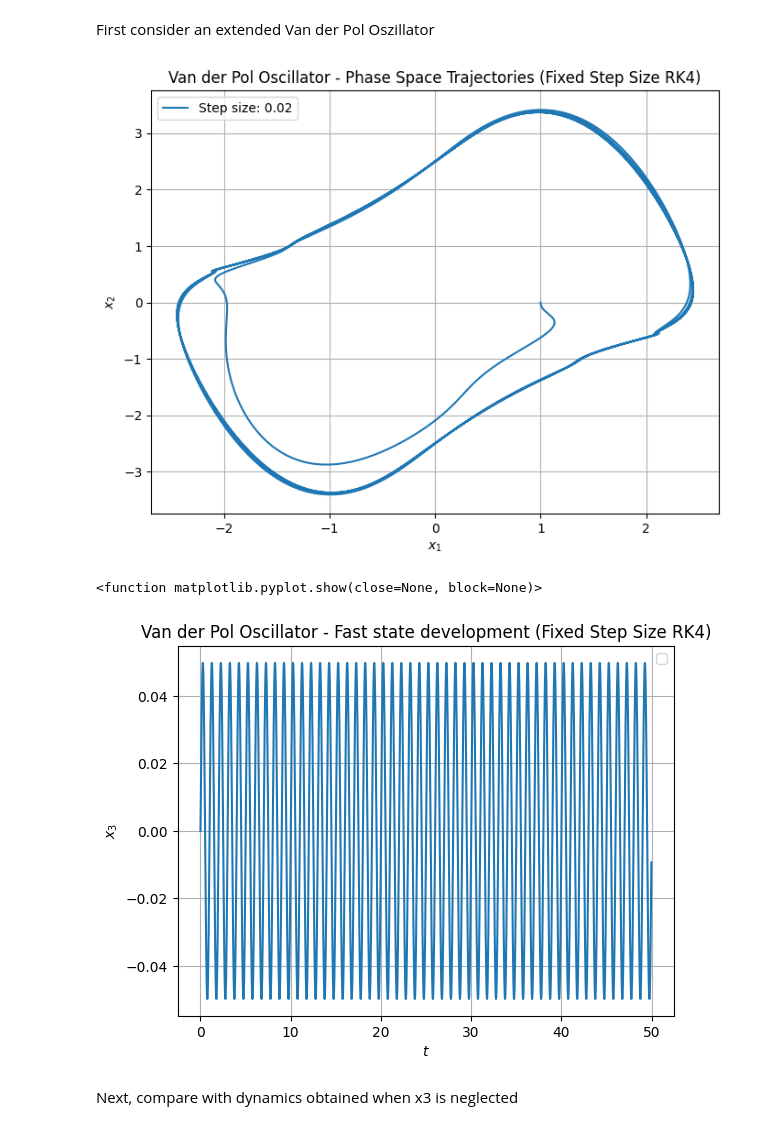
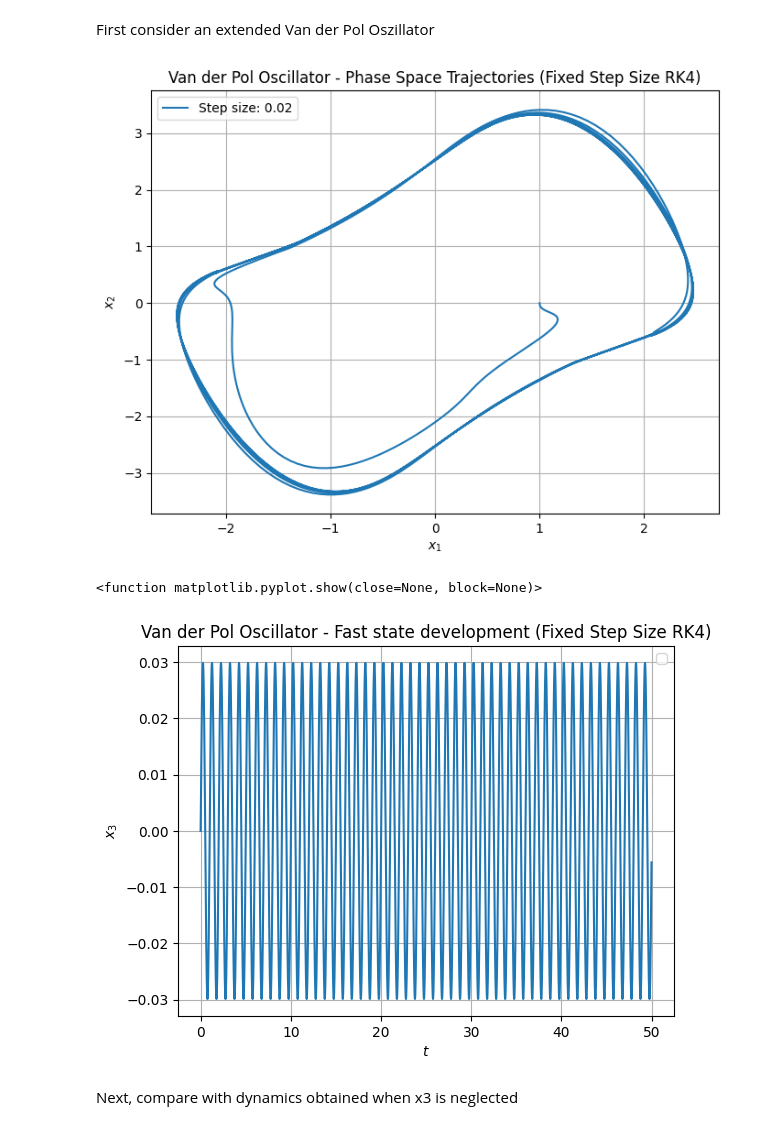
Before and after one commit to l-m-schroth/multi_fidelity_MPC_slow_fast, a Jupyter notebook: Van_der_pol_toy_problem.ipynb, the cells around one changed output. Drawn from its saved outputs; the diff is of its cells as text; code cells hidden in the pictures.

```diff
--- a/Van_der_pol_toy_problem.ipynb
+++ b/Van_der_pol_toy_problem.ipynb
@@ -7,11 +7,11 @@ import matplotlib.pyplot as plt
 # Define system parameters
 mu = 1.0
 epsilon_1, epsilon_2, epsilon_3, epsilon_4 = 10, 0.3, 5, 0.01
-d1, d2, d3 = 0.2, 0.1, 5
+d1, d2, d3 = 1.6, 1.6, 10
 
 # Define periodic control input u
-def control_input(t):
-    return np.sin(2 * np.pi * t), np.sin(2 * np.pi * t) # Example: sinusoidal input
+def control_input(t, scale=0.3):
+    return scale*np.sin(2 * np.pi * t), scale*np.sin(2 * np.pi * t) # Example: sinusoidal input
 
 # Define the modified Van der Pol oscillator
 def van_der_pol(t, X):
@@ -49,35 +49,35 @@ step_size = 0.02  # Decreasing step sizes, RUKU fails for 0.03
 
 plt.figure(figsize=(8, 6))
 
 # Solve the ODE using RK4 with a fixed step size
 t_vals, X_vals = rk4_integrate(van_der_pol, X0, t_span, step_size)
 
 # Extract solutions
 x1, x2, x3 = X_vals[:, 0], X_vals[:, 1],  X_vals[:, 2]
 
 # Plot trajectories
 plt.plot(x1, x2, label=f"Step size: {step_size}")
 
 # Plot settings
 plt.xlabel("$x_1$")
 plt.ylabel("$x_2$")
 plt.title("Van der Pol Oscillator - Phase Space Trajectories (Fixed Step Size RK4)")
 plt.legend()
 plt.grid()
 plt.show()
 
 # Plot the the fast state over time
 plt.plot(t_vals, x3)
 plt.xlabel("$t$")
 plt.ylabel("$x_3$")
 plt.title("Van der Pol Oscillator - Fast state development (Fixed Step Size RK4)")
 plt.legend()
 plt.grid()
 plt.show
 # %% [output]
-[figure, old version]
+[figure, new version]
 <function matplotlib.pyplot.show(close=None, block=None)>
-[figure, old version]
+[figure, new version]
 # %% [markdown]
 Next, compare with dynamics obtained when x3 is neglected
 # %%
```
Also changed, not shown: parts of 5 cells of this notebook, 7 other files.
